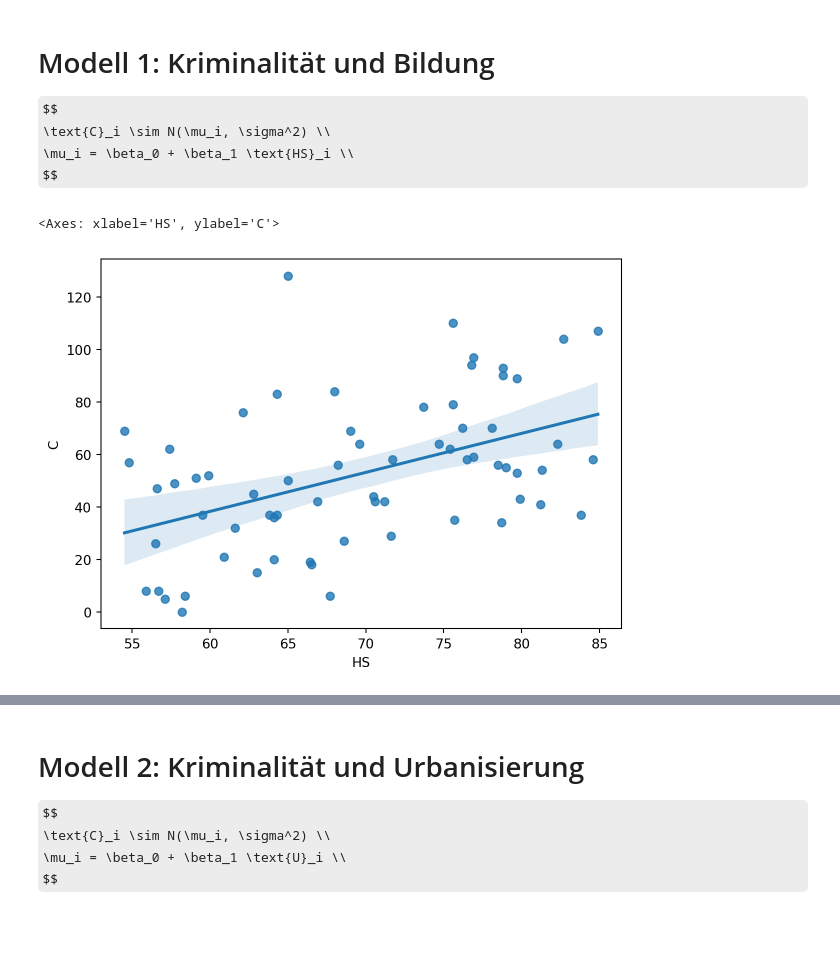
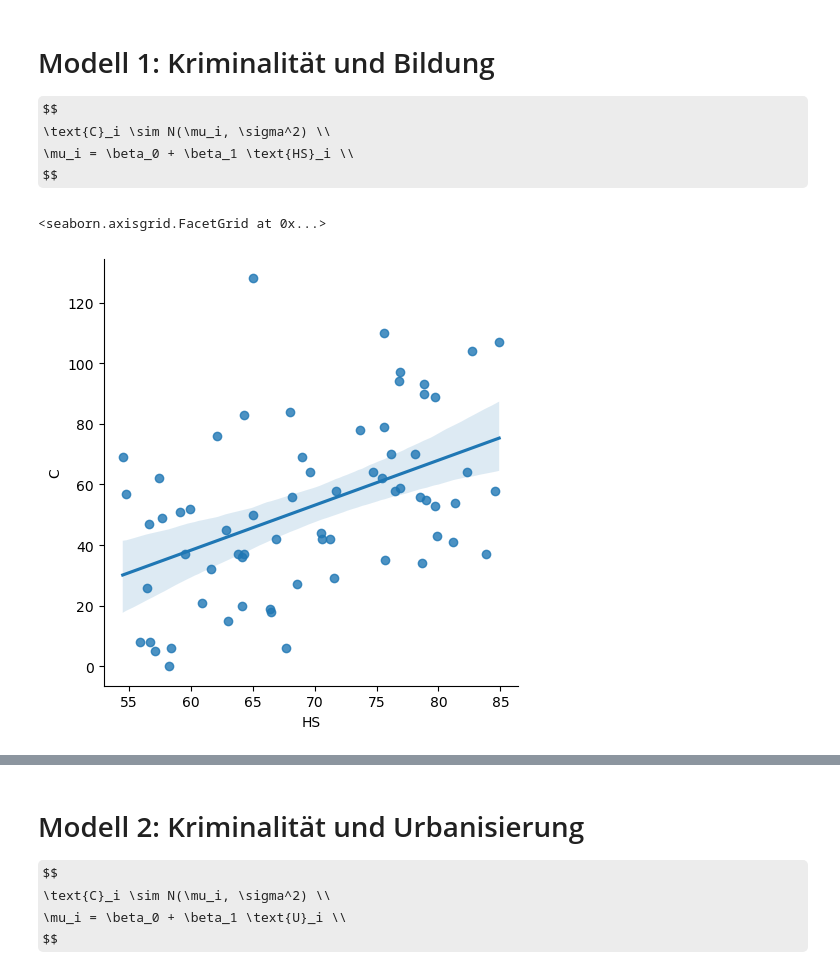
Before and after one commit to febse/econ2024-de, a Jupyter notebook: 06-Multiples-Regressionsmodell.ipynb, the cells around one changed output, grey strips where cells are left out. Cells and saved outputs as stored; diff of their text form; code cells hidden in the pictures; some formulas as TeX source; blank space fills up the shorter version.

```diff
--- a/06-Multiples-Regressionsmodell.ipynb
+++ b/06-Multiples-Regressionsmodell.ipynb
@@ -101,7 +102,7 @@ florida_counties["NAME"] = florida_counties["NAME"].replace(county_name_compat)
 florida_counties["NAME"] = florida_counties["NAME"].replace("[\s.]", "", regex=True)
 crime["County"] = crime["County"].replace("[\s.]", "", regex=True)
 # Filter for Florida counties
-florida_crime = pd.merge(florida_counties, crime, right_on="County", left_on="NAME", how='right')
+fc = pd.merge(florida_counties, crime, right_on="County", left_on="NAME", how='right')
 # %%
 import matplotlib.pyplot as plt
 
@@ -130,10 +131,10 @@ $$
 \mu_i = \beta_0 + \beta_1 \text{HS}_i \\
 $$
 # %%
-sns.regplot(x='HS', y='C', data=florida_crime)
+sns.lmplot(x='HS', y='C', data=fc)
 # %% [output]
-<Axes: xlabel='HS', ylabel='C'>
+<seaborn.axisgrid.FacetGrid at 0x...>
-[figure, old version]
+[figure, new version]
 # %%
 from statsmodels.formula.api import ols
 
```
Also changed, not shown: parts of 13 cells of this notebook, 5 other files.
